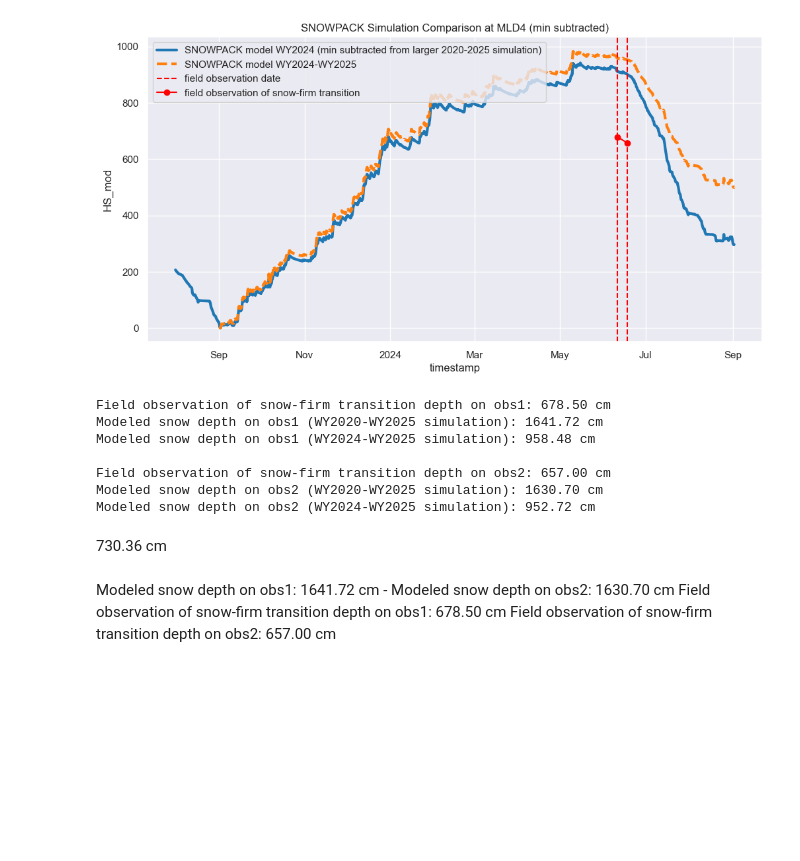
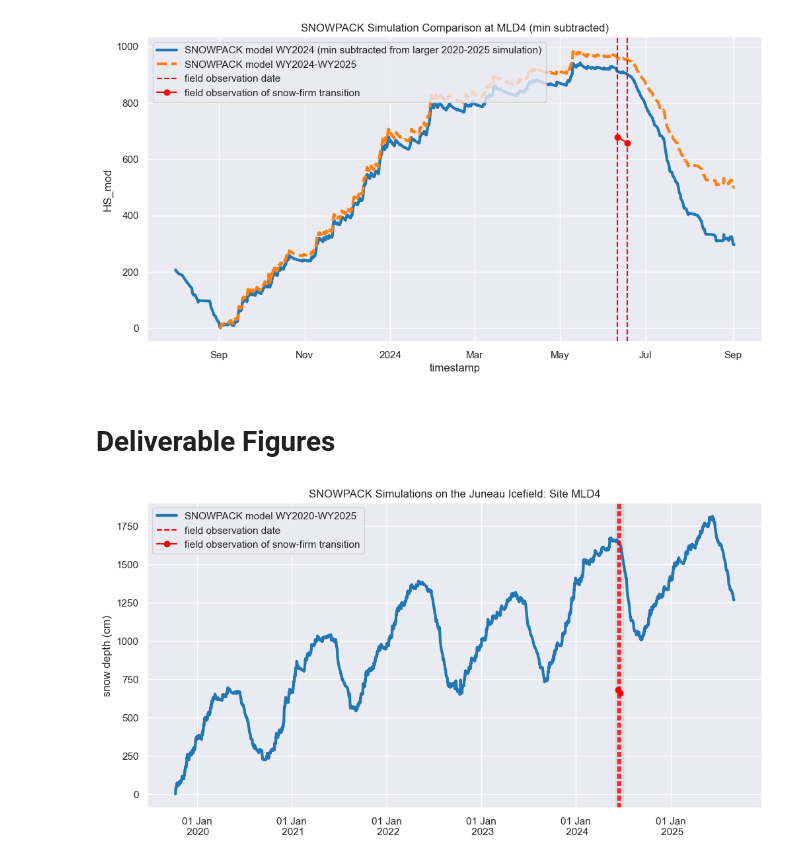
Before and after one commit to cassielumbrazo/snow_modeling_point, a Jupyter notebook: sites/mld4/3_read_snowpack_output_WY2020-WY2025.ipynb, the cells around one changed output. Saved outputs shown, nothing was run; the diff lists cells and outputs as text; code cells hidden in the pictures; blank space fills up the shorter version.

```diff
--- a/sites/mld4/3_read_snowpack_output_WY2020-WY2025.ipynb
+++ b/sites/mld4/3_read_snowpack_output_WY2020-WY2025.ipynb
@@ -310,37 +310,34 @@ plt.title('SNOWPACK Simulation Comparison at MLD4 (min subtracted)')
 # %% [output]
 Text(0.5, 1.0, 'SNOWPACK Simulation Comparison at MLD4 (min subtracted)')
 [figure]
-# %%
-# what is the modeled snow depth on June 15, 2024 in each simulation?
-snow_depth_on_ob1 = ds_snowpack.HS_mod.sel(timestamp=df_field_mld4['date'].iloc[0], method='nearest').values
-snow_depth_on_obs1_WY2024 = ds_snowpack_WY2024_cut.HS_mod.sel(timestamp=df_field_mld4['date'].iloc[0], method='nearest').values
-
-# print the value for the snow depth on observation date
-# subtract 730.36 from the modeled snow depth to account for the minimum value in the dataset, this is temporary
-print(f"Field observation of snow-firm transition depth on obs1: {df_field_mld4['core_depth_cm'].iloc[0]:.2f} cm")
-print(f"Modeled snow depth on obs1 (WY2020-WY2025 simulation): {snow_depth_on_ob1:.2f} cm")
-print(f"Modeled snow depth on obs1 (WY2024-WY2025 simulation): {snow_depth_on_obs1_WY2024:.2f} cm")
-
-snow_depth_on_ob2 = ds_snowpack.HS_mod.sel(timestamp=df_field_mld4['date'].iloc[1], method='nearest').values
-snow_depth_on_obs2_WY2024 = ds_snowpack_WY2024_cut.HS_mod.sel(timestamp=df_field_mld4['date'].iloc[1], method='nearest').values
-print('')
-
-
-print(f"Field observation of snow-firm transition depth on obs2: {df_field_mld4['core_depth_cm'].iloc[1]:.2f} cm")
-print(f"Modeled snow depth on obs2 (WY2020-WY2025 simulation): {snow_depth_on_ob2:.2f} cm")
-print(f"Modeled snow depth on obs2 (WY2024-WY2025 simulation): {snow_depth_on_obs2_WY2024:.2f} cm")
-# %% [output]
-Field observation of snow-firm transition depth on obs1: 678.50 cm
-Modeled snow depth on obs1 (WY2020-WY2025 simulation): 1641.72 cm
-Modeled snow depth on obs1 (WY2024-WY2025 simulation): 958.48 cm
-
-Field observation of snow-firm transition depth on obs2: 657.00 cm
-Modeled snow depth on obs2 (WY2020-WY2025 simulation): 1630.70 cm
-Modeled snow depth on obs2 (WY2024-WY2025 simulation): 952.72 cm
-# %% [markdown]
-730.36 cm
-# %% [markdown]
-Modeled snow depth on obs1: 1641.72 cm -
-Modeled snow depth on obs2: 1630.70 cm
-Field observation of snow-firm transition depth on obs1: 678.50 cm
-Field observation of snow-firm transition depth on obs2: 657.00 cm
+# %% [markdown]
+# Deliverable Figures
+# %%
+# and plot ds_snowpack and ds_snowpack_2 together for comparison
+ds_snowpack.HS_mod.plot(label = 'SNOWPACK model WY2020-WY2025', linewidth = 3, color='tab:blue')
+
+# highlight the space between June 1 and July 1 in light grey fill
+plt.axvspan('2024-06-01', '2024-07-01', color='lightgrey', alpha=0.5)
+
+# add a vertical line at June 15, 2024 to indicate the date of the field observation
+plt.axvline(df_field_mld4['date'].iloc[0], color='red', linestyle='--', label='field observation date')
+plt.axvline(df_field_mld4['date'].iloc[1], color='red', linestyle='--', label=None)
+
+# plot df snow-firm
+# plt.plot(df_field_mld4['date'], df_field_mld4['core_depth_cm'], marker='o', color='red', label='field observation of snow-firm transition')
+plt.plot(df_field_mld4['date'], df_field_mld4['core_depth_cm'], marker='o', color='red', label='field observation of snow-firm transition')
+
+
+# show the legend in the reverse order
+handles, labels = plt.gca().get_legend_handles_labels()
+plt.legend(handles[::1], labels[::1])
+
+
+plt.title('SNOWPACK Simulations on the Juneau Icefield: Site MLD4')
+# add month into the x-axis
+plt.gca().xaxis.set_major_formatter(mpl.dates.DateFormatter('%d %b\n %Y'))
+plt.xlabel('')
+plt.ylabel('snow depth (cm)')
+plt.show()
+# %% [output]
+[figure, added]
```
Also changed, not shown: parts of 4 cells of this notebook, 1 other file.
